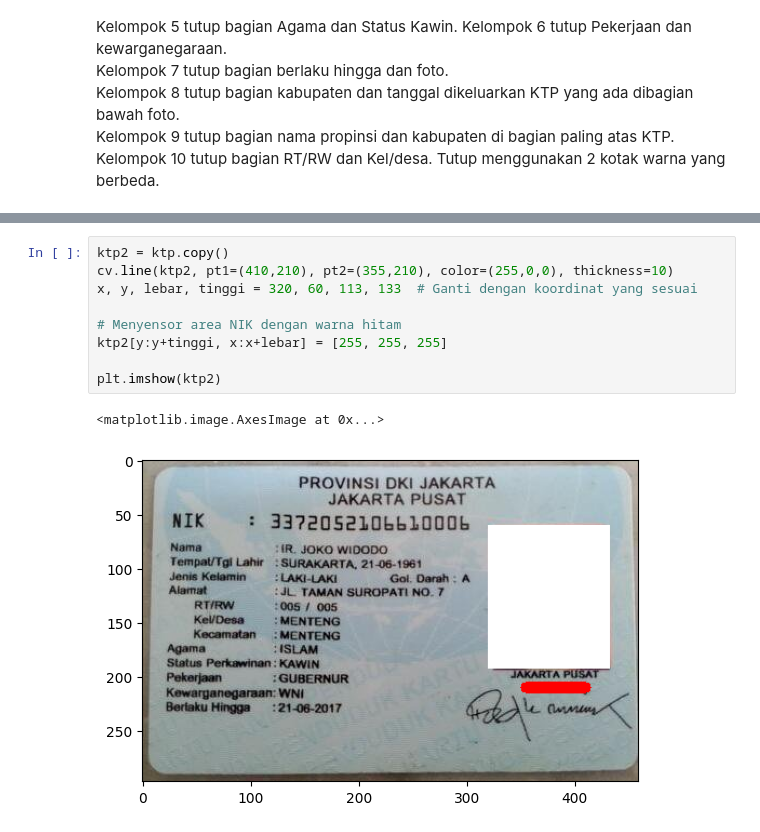
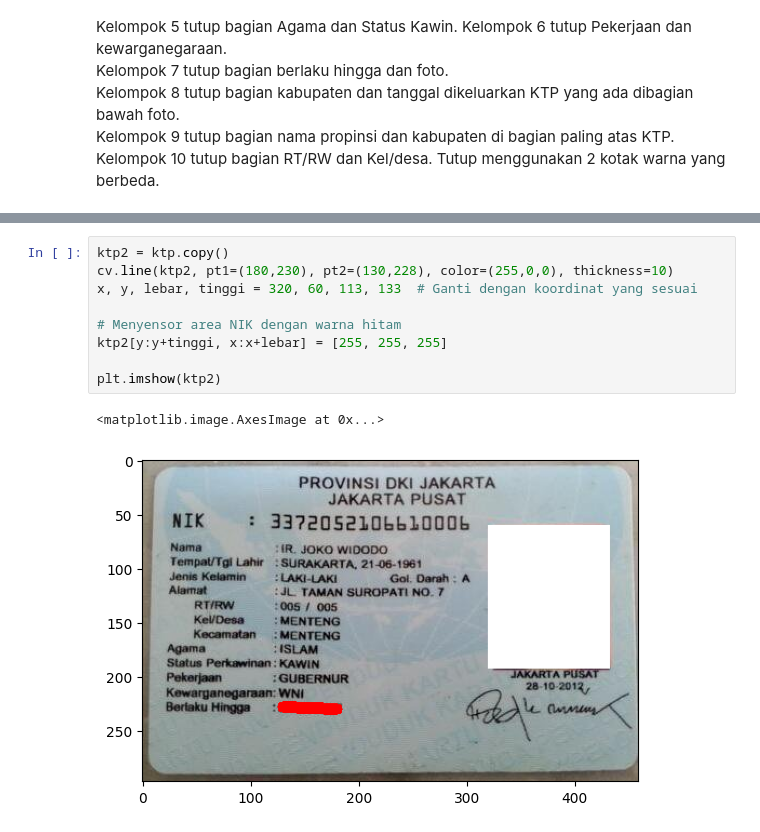
Before and after one commit to nioke-dev/PCVK_Genap_2021, a Jupyter notebook: Modul_1.ipynb, the cells around one changed output, grey strips where cells are left out. Saved outputs shown, nothing was run; the diff lists cells and outputs as text.

```diff
--- a/Modul_1.ipynb
+++ b/Modul_1.ipynb
@@ -218,13 +218,13 @@ Drive already mounted at /content/drive; to attempt to forcibly remount, call dr
 [figure]
 # %%
 ktp2 = ktp.copy()
-cv.line(ktp2, pt1=(410,210), pt2=(355,210), color=(255,0,0), thickness=10)
+cv.line(ktp2, pt1=(180,230), pt2=(130,228), color=(255,0,0), thickness=10)
 x, y, lebar, tinggi = 320, 60, 113, 133  # Ganti dengan koordinat yang sesuai
 
 # Menyensor area NIK dengan warna hitam
 ktp2[y:y+tinggi, x:x+lebar] = [255, 255, 255]
 
 plt.imshow(ktp2)
 # %% [output]
 <matplotlib.image.AxesImage at 0x...>
-[figure, old version]
+[figure, new version]
```
Also changed, not shown: parts of 1 cell of this notebook.
